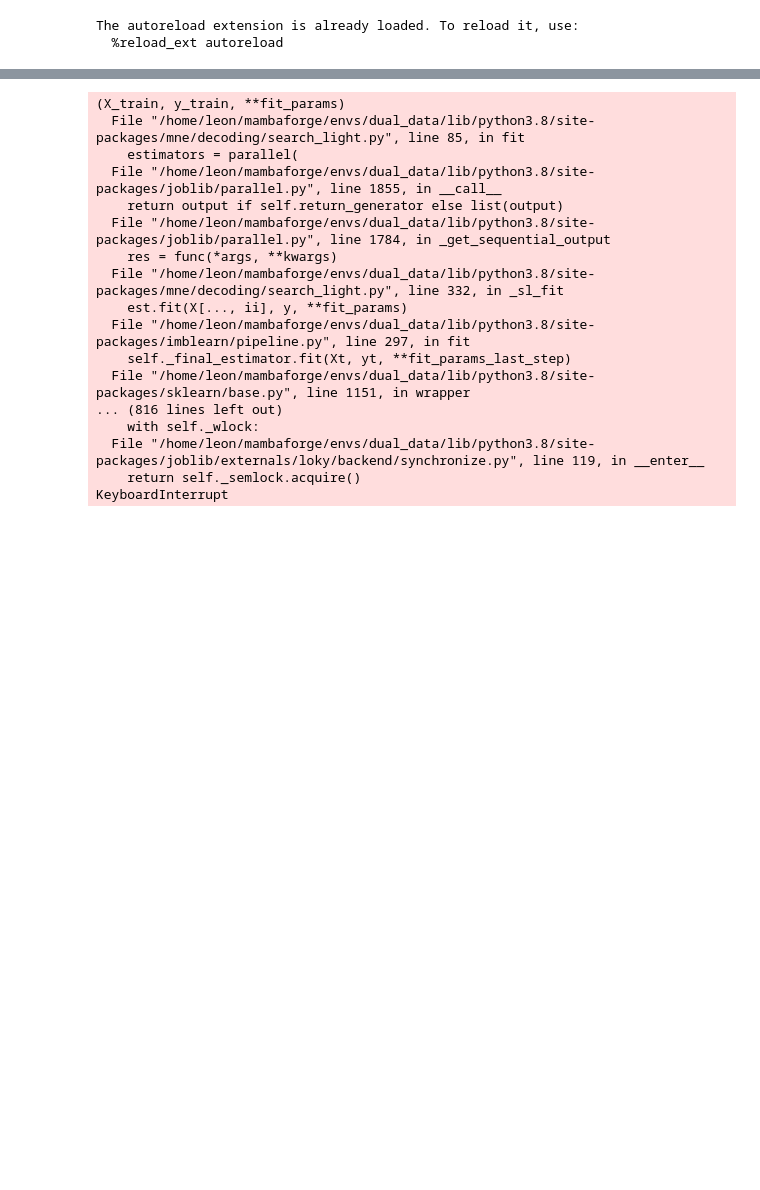
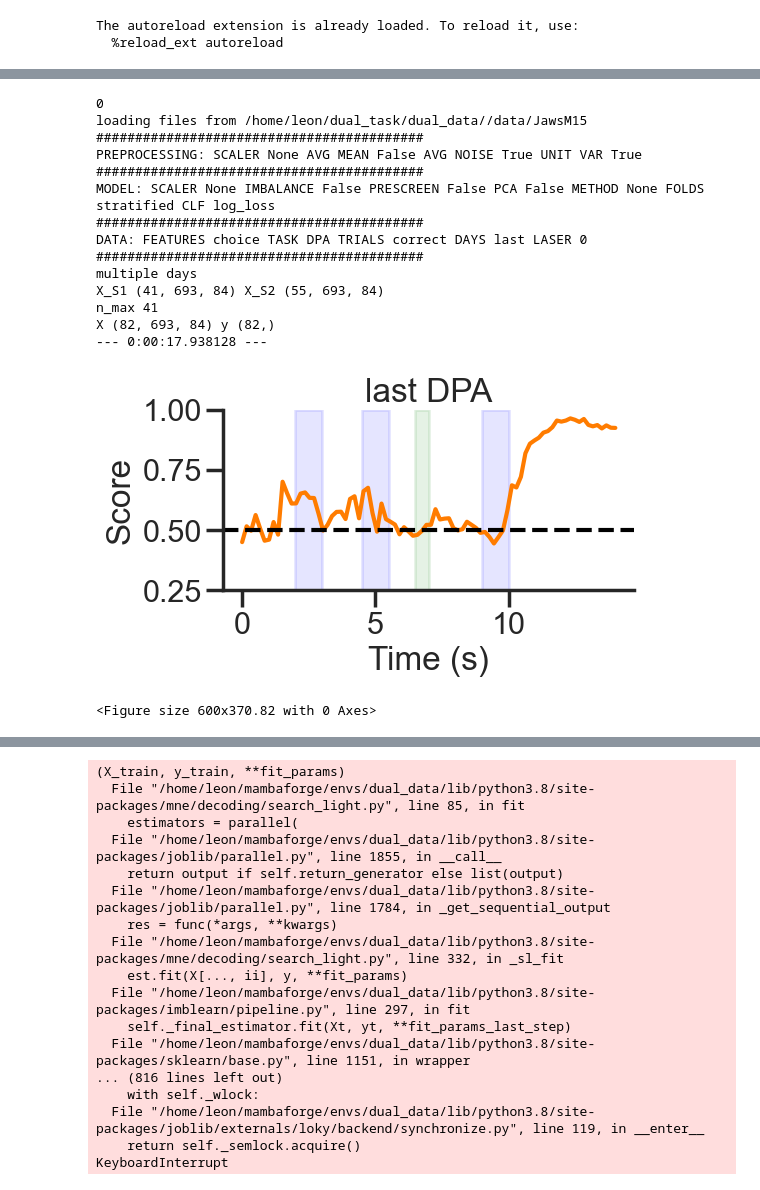
Before and after one commit to kiriclope/HiDN, a Jupyter notebook: notebooks/decoding.ipynb, the cells around one changed output, grey strips where cells are left out. Saved outputs shown, nothing was run; the diff lists cells and outputs as text; code cells hidden in the pictures; blank space fills up the shorter version.

```diff
--- a/notebooks/decoding.ipynb
+++ b/notebooks/decoding.ipynb
@@ -60,0 +118,19 @@ np.max((1,2))
+# %%
+run ../dual_data/decode/mne_scores.py features=choice day=last task=DPA bootstrap=0
+# %% [output]
+0
+loading files from /home/leon/dual_task/dual_data//data/JawsM15
+##########################################
+PREPROCESSING: SCALER None AVG MEAN False AVG NOISE True UNIT VAR True
+##########################################
+MODEL: SCALER None IMBALANCE False PRESCREEN False PCA False METHOD None FOLDS stratified CLF log_loss
+##########################################
+DATA: FEATURES choice TASK DPA TRIALS correct DAYS last LASER 0
+##########################################
+multiple days
+X_S1 (41, 693, 84) X_S2 (55, 693, 84)
+n_max 41
+X (82, 693, 84) y (82,)
+--- 0:00:17.938128 ---
+[figure, added]
+<Figure size 600x370.82 with 0 Axes>
```
Also changed, not shown: parts of 15 cells of this notebook, 14 other files.
